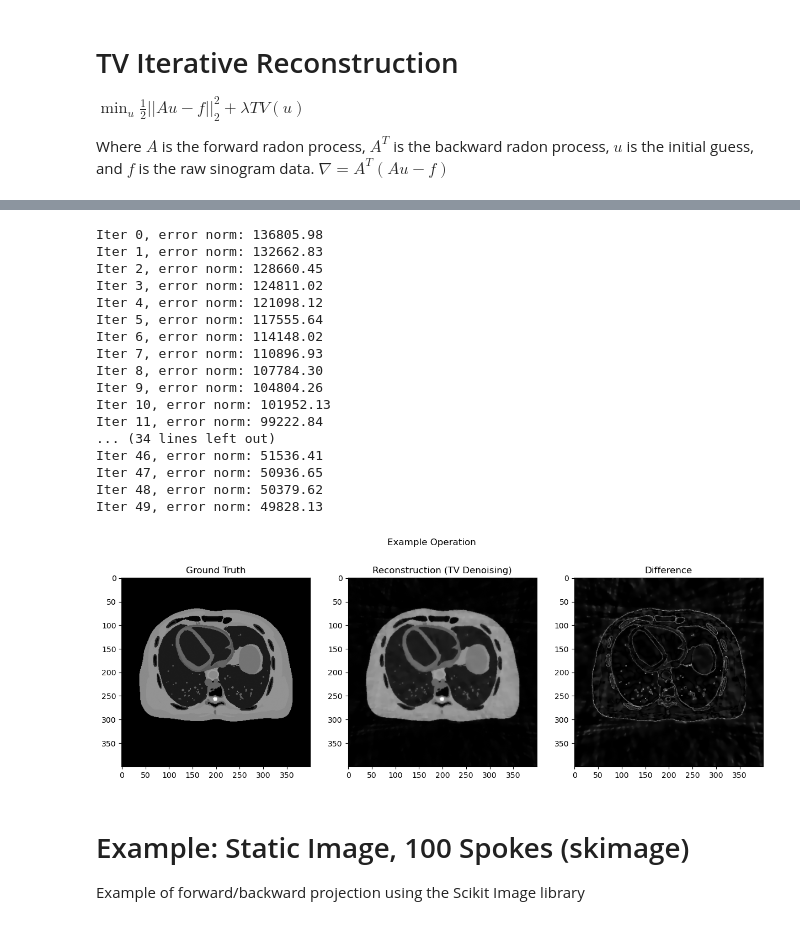
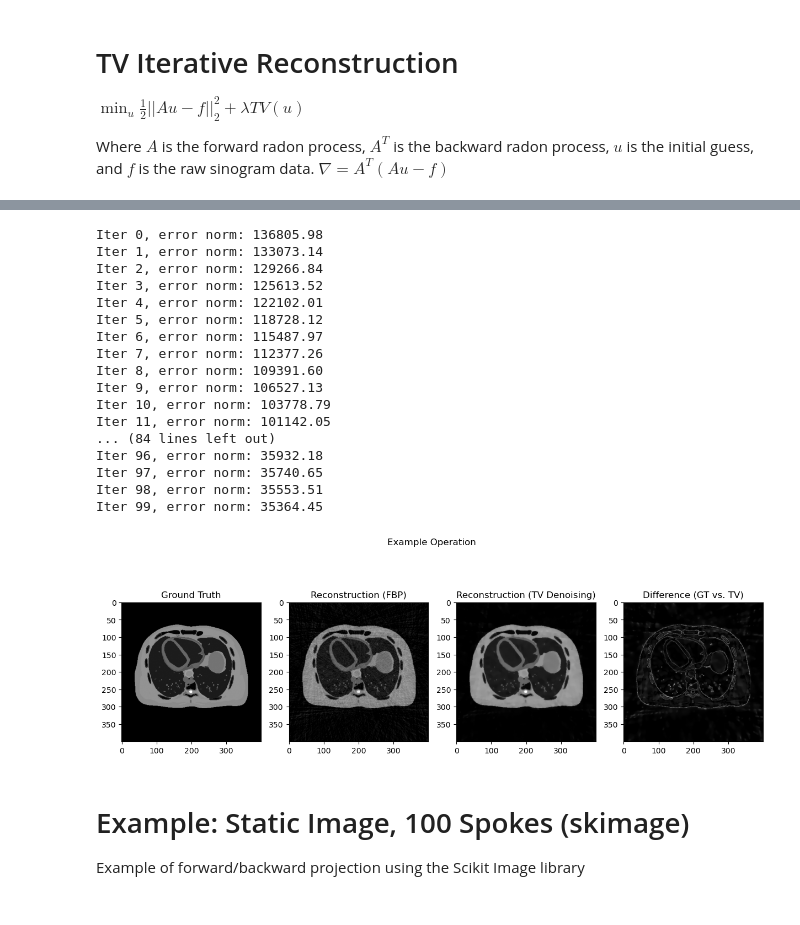
Before and after one commit to cmjw/MRI-Breathing-Artifacts, a Jupyter notebook: xcat_breathing_recon.ipynb, the cells around one changed output, grey strips where cells are left out. Saved outputs shown, nothing was run; the diff lists cells and outputs as text; code cells hidden in the pictures.

```diff
--- a/xcat_breathing_recon.ipynb
+++ b/xcat_breathing_recon.ipynb
@@ -119,7 +119,7 @@ Index: the frame of the phantom to project
 GOLDEN_ANGLE = 111.246;
 
 # change this to only take the slice to not load as much into memory
-data_gt = data[0:frames, :, :, :];
+data_gt = data[start_frame:end_frame+1, :, :, :];
 data_gt = np.rot90(data_gt, k=-1, axes=(2,3));
 data_gt = data_gt.astype(float);
 
@@ -133,10 +133,14 @@ sinogram = np.zeros((566, spokes)); # initialize overall sinogram
 vol_geom = astra.create_vol_geom(N, N);
 detector_width = int(np.ceil(np.sqrt(N**2 + N**2))); # imitate circle=False (should be 566)
 
+all_idx = np.empty(spokes);
+
+print(f"Beginning forward projection with {spokes} spokes...");
 for i in range(spokes):
     t = i * tr; # absolute time of this projection
-    idx = int(np.floor(t/sample_rate));
-    print(f"idx={idx}");
+    idx = int(np.floor(t/sample_rate)) % frames;
+    all_idx[i] = idx;
+    #print(f"idx={idx}");
 
     p = data_gt[idx, slice_idx, :, :]; # NxN phantom at slice, idx
     p = p.astype(float);
@@ -151,3 +155,5 @@ for i in range(spokes):
     # clean up memory
     astra.projector.delete(proj_id)
     astra.data2d.delete(sino_id);
+
+print("Forward projection complete");
@@ -161,0 +215,13 @@ plt.show(plot)
+# %%
+fig, axes = plt.subplots(1, bins, figsize=(3*bins, 5));
+
+for b in range(bins):
+    ax = axes[b];
+
+    ax.imshow(binned_sinograms[b], cmap='grey');
+    ax.set_title(f"Bin {b}");
+    ax.set_xlabel("Detector Pixels");
+    ax.set_ylabel("Spokes");
+
+plt.tight_layout();
+plt.show();
@@ -293,9 +495,9 @@ plt.show(plot)
 f_measured = ex_sinogram; # transpose from ASTRA format
 u = ex_reconstructed.copy(); # initial guess of FBP of sinogram
 
-iterations = 50;
+iterations = 100;
 learning_rate = 1e-6; # step size
-lambda_tv = 0.15; # aggressiveness of TV (higher is more aggressive smoothing)
+lambda_tv = 0.08; # aggressiveness of TV (higher is more aggressive smoothing)
 
 for i in range(iterations):
     # data fidelity step
@@ -317,42 +519,45 @@ for i in range(iterations):
     print(f"Iter {i}, error norm: {np.linalg.norm(error_sino):.2f}");
 # %% [output]
 Iter 0, error norm: 136805.98
-Iter 1, error norm: 132662.83
-Iter 2, error norm: 128660.45
-Iter 3, error norm: 124811.02
-Iter 4, error norm: 121098.12
-Iter 5, error norm: 117555.64
-Iter 6, error norm: 114148.02
-Iter 7, error norm: 110896.93
-Iter 8, error norm: 107784.30
-Iter 9, error norm: 104804.26
-Iter 10, error norm: 101952.13
-Iter 11, error norm: 99222.84
-... (34 lines left out)
-Iter 46, error norm: 51536.41
-Iter 47, error norm: 50936.65
-Iter 48, error norm: 50379.62
-Iter 49, error norm: 49828.13
+Iter 1, error norm: 133073.14
+Iter 2, error norm: 129266.84
+Iter 3, error norm: 125613.52
+Iter 4, error norm: 122102.01
+Iter 5, error norm: 118728.12
+Iter 6, error norm: 115487.97
+Iter 7, error norm: 112377.26
+Iter 8, error norm: 109391.60
+Iter 9, error norm: 106527.13
+Iter 10, error norm: 103778.79
+Iter 11, error norm: 101142.05
+... (84 lines left out)
+Iter 96, error norm: 35932.18
+Iter 97, error norm: 35740.65
+Iter 98, error norm: 35553.51
+Iter 99, error norm: 35364.45
 # %%
 u_norm = u / np.max(u); # normalize
 diff = np.abs(ex_gt_norm - u_norm);
 
-fig, (ax1, ax2, ax3) = plt.subplots(1, 3, figsize=(15, 5));
+fig, (ax1, ax2, ax3, ax4) = plt.subplots(1, 4, figsize=(15, 5));
 fig.suptitle('Example Operation');
 
 ax1.set_title('Ground Truth');
 im1 = ax1.imshow(ex_gt, cmap='grey');
 
-ax2.set_title('Reconstruction (TV Denoising)');
-im2 = ax2.imshow(u_norm, cmap='grey');
+ax2.set_title('Reconstruction (FBP)');
+im2 = ax2.imshow(ex_reconstructed, cmap='grey');
 
-ax3.set_title('Difference');
-im3 = ax3.imshow(diff, cmap='grey');
+ax3.set_title('Reconstruction (TV Denoising)');
+im3 = ax3.imshow(u_norm, cmap='grey');
+
+ax4.set_title('Difference (GT vs. TV)');
+im4 = ax4.imshow(diff, cmap='grey');
 
 plt.savefig('fig/Example.png');
 plt.show();
 # %% [output]
-[figure, old version]
+[figure, new version]
 # %% [markdown]
 # Example: Static Image, 100 Spokes (skimage)
 
```
Also changed, not shown: parts of 20 cells of this notebook.
